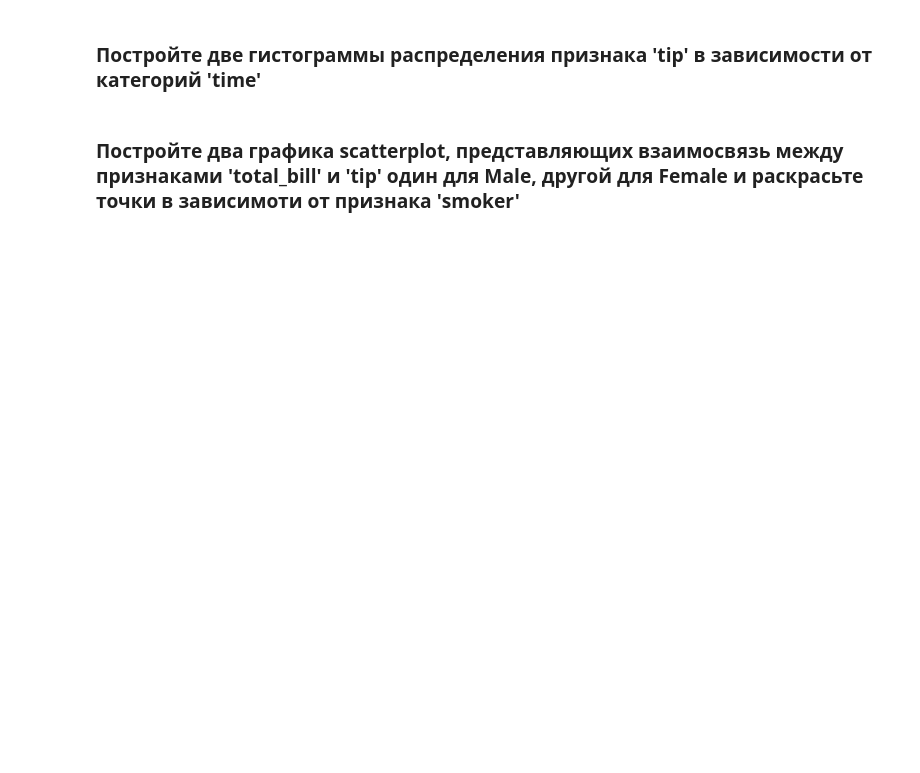
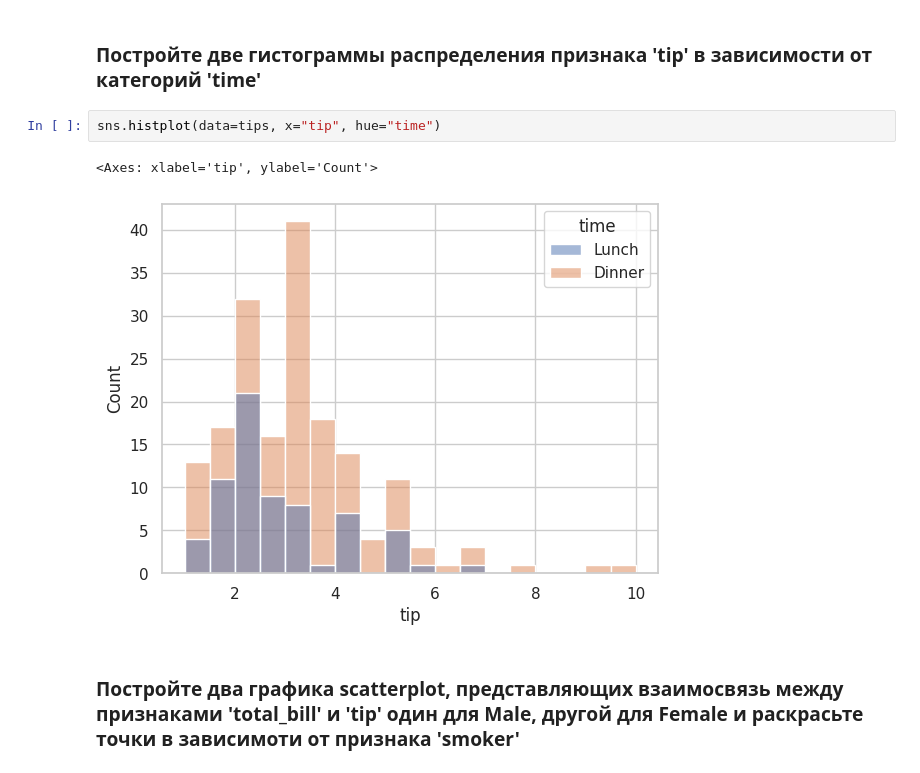
Before and after one commit to dimant0/ML-Basic, a Jupyter notebook: hw-5/Analyze and Visualize.ipynb, the cells around one changed output. Saved outputs shown, nothing was run; the diff lists cells and outputs as text; blank space fills up the shorter version.

```diff
--- a/hw-5/Analyze and Visualize.ipynb
+++ b/hw-5/Analyze and Visualize.ipynb
@@ -307,4 +295,9 @@ Name: total_bill, Length: 244, dtype: float64
 # %% [markdown]
 ### Постройте две гистограммы распределения признака 'tip' в зависимости от категорий 'time'
+# %%
+sns.histplot(data=tips, x="tip", hue="time")
+# %% [output]
+<Axes: xlabel='tip', ylabel='Count'>
+[figure, added]
 # %% [markdown]
 ### Постройте два графика scatterplot, представляющих взаимосвязь между признаками 'total_bill' и 'tip' один для Male, другой для Female и раскрасьте точки в зависимоти от признака 'smoker'
```
Also changed, not shown: parts of 5 cells of this notebook.
